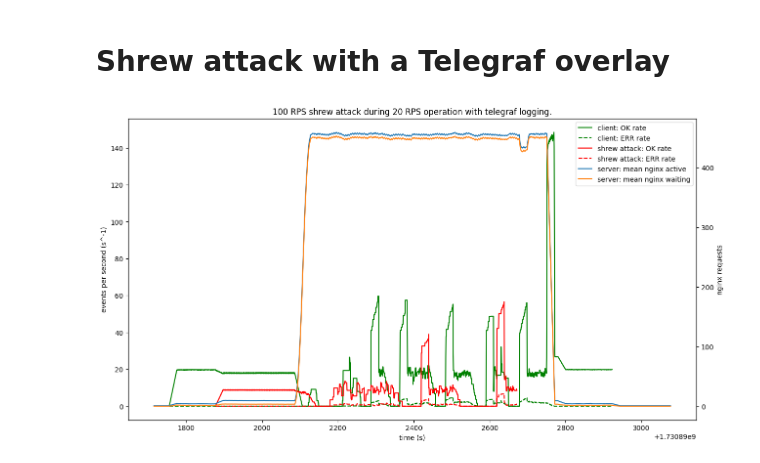
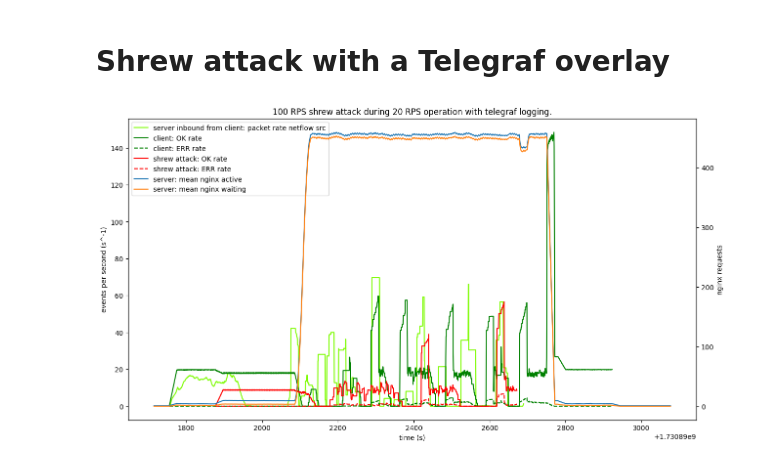
Before and after one commit to edchapman88/got, a Jupyter notebook: experiments/241106_shrew_telegraf/main.ipynb, the cells around one changed output. Drawn from its saved outputs; the diff is of its cells as text; code cells hidden in the pictures.

```diff
--- a/experiments/241106_shrew_telegraf/main.ipynb
+++ b/experiments/241106_shrew_telegraf/main.ipynb
@@ -9,30 +9,37 @@ WINDOW_SECS = 20.0
 # %%
 fig,ax = plot_utils.fig([
     Fig(title="100 RPS shrew attack during 20 RPS operation with telegraf logging.",x="time (s)",y="events per second (s^-1)")
 ])
 
 telegraf_log = LogFile(log_type=LogFileType.TELEGRAF, path="./logs/hilbert/2024-11-06_11-15.json",
 kwargs={'telegraf': {
     'nginx' : ['active', 'waiting']
 }
 })
+netflow = LogFile(LogFileType.TELEGRAF,"./logs/hilbert/2024-11-06_11-15.json",
+{'telegraf':{
+    'netflow':[{'src':{'use_time':'flow_start_ms'}}]
+},'color':'lawngreen'})
+
 client_log = LogFile(log_type=LogFileType.GOT, path="./logs/kleene/2024-11-06_11-15-55.357761.txt",kwargs={'color':'g'})
 shrew_log = LogFile(log_type=LogFileType.GOT, path="./logs/mac/2024-11-06_11-17-57.606971.txt",kwargs={'color':'r'})
 
 mean_roller = Roller('mean', rolling_funcs.mean)
 
 response_rollers = [
     Roller("OK rate", rolling_funcs.count_ok, rate=True),
     Roller("ERR rate", rolling_funcs.count_err, rate=True, kwargs={'linestyle':'--'}),
 ]
+packet_rollers = [Roller('packet rate', rolling_funcs.count_kleene_packets,rate=True)]
 # plot nginx on new scale
 ax_zoom = ax.twinx()
 ax_zoom.set_ylabel('nginx requests')
 
 plot_utils.overlay_rolling(ax_zoom, {'server': telegraf_log}, [mean_roller],WINDOW_SECS,times_units='s')
+plot_utils.overlay_rolling(ax, {'server inbound from client':netflow},packet_rollers,window_secs=WINDOW_SECS,const_stride_secs=0.5)
 plot_utils.overlay_rolling(ax, {'client': client_log, 'shrew attack': shrew_log}, response_rollers, WINDOW_SECS, const_stride_secs=0.5, times_units='s')
 
 plot_utils.show_combined_legends([ax,ax_zoom])
 fig.savefig('./plots/shrew.png')
 # %% [output]
-[figure, old version]
+[figure, new version]
```
Also changed, not shown: 43 other files.
